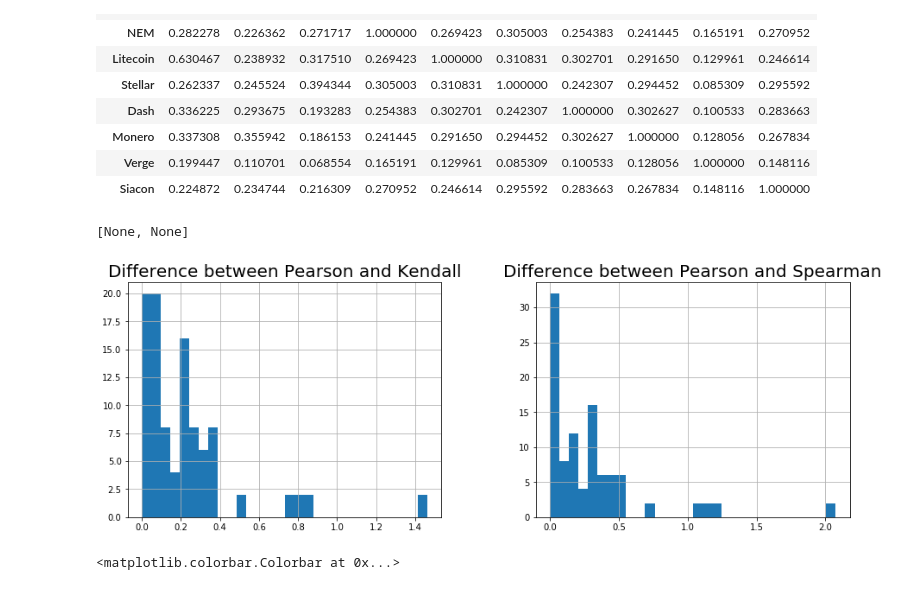
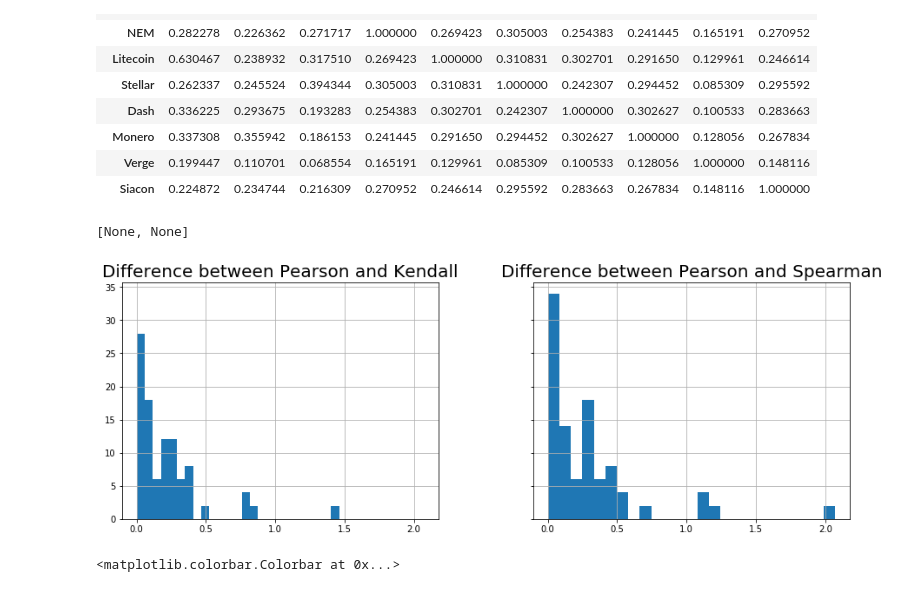
Before and after one commit to linsallyzhao/notebooks, a Jupyter notebook: FDS_assignment2/assignment2_part3.ipynb, the cells around one changed output. Cells and saved outputs as stored; diff of their text form; code cells hidden in the pictures.

```diff
--- a/FDS_assignment2/assignment2_part3.ipynb
+++ b/FDS_assignment2/assignment2_part3.ipynb
@@ -80,11 +80,11 @@ diff['Difference between Pearson and Spearman'] = diffSP.values.flatten()
 # %%
 diffKtauP = abs(KenTau - np.arcsin(corrcoeff) * (2 / np.pi)) / corrcoeff
 diff['Difference between Pearson and Kendall'] = diffKtauP.values.flatten()
-fig = diff.hist(bins=30, figsize = (15, 5))
+fig = diff.hist(bins=25, figsize = (15, 5), sharex=True, sharey=True)
 [x.title.set_size(20) for x in fig.ravel()]
 # %% [output]
 [None, None]
-[figure, old version]
+[figure, new version]
 # %%
 #Here plotted the histogram of absolut values of difference between the two, nomalized by the Pearson corr coeff
 # %%
```
